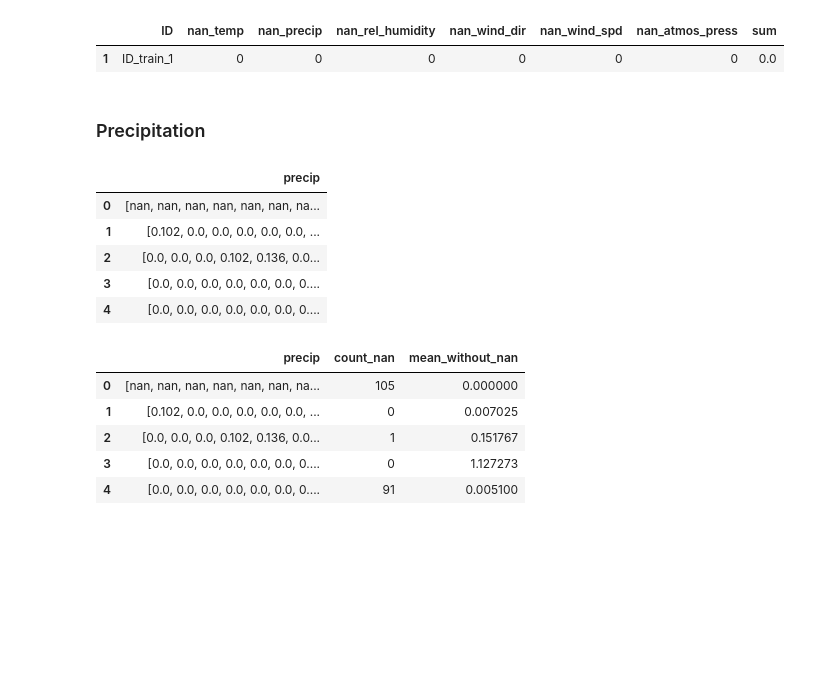
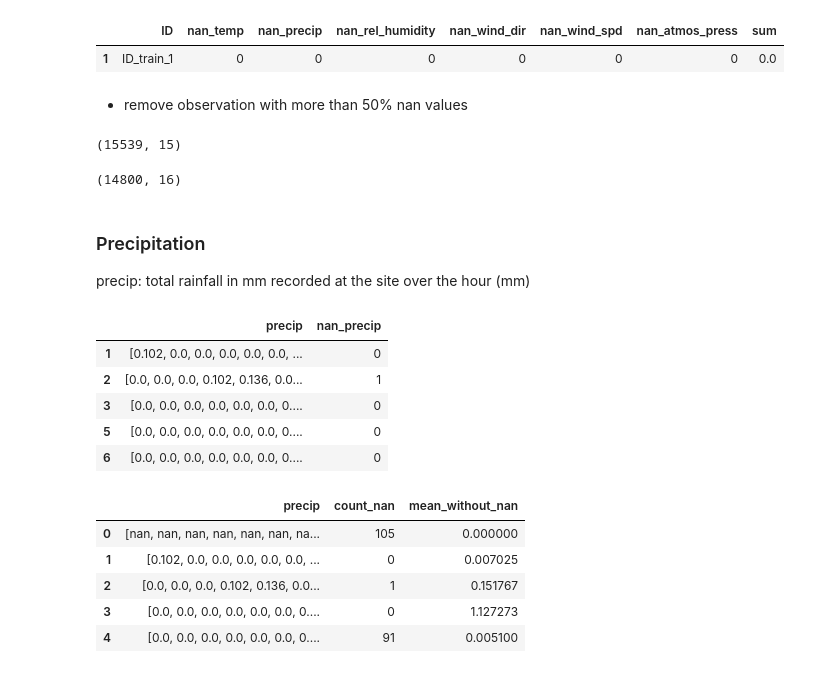
Before and after one commit to sm4rtm4art/airquality, a Jupyter notebook: alternative_EDA.ipynb, the cells around one changed output. Saved outputs shown, nothing was run; the diff lists cells and outputs as text; code cells hidden in the pictures; blank space fills up the shorter version.

```diff
--- a/alternative_EDA.ipynb
+++ b/alternative_EDA.ipynb
@@ -137,15 +125,28 @@ data_nan[(data_nan['sum']<=1)]
 # %% [output]
 |  | ID | nan_temp | nan_precip | nan_rel_humidity | nan_wind_dir | nan_wind_spd | nan_atmos_press | sum |
 | 1 | ID_train_1 | 0 | 0 | 0 | 0 | 0 | 0 | 0.0 |
-# %% [markdown]
-### Precipitation
+# %% [markdown]
+- remove observation with more than 50% nan values
+# %%
+train.join(data_nan['sum'])
+train.shape
+# %% [output]
+(15539, 15)
+# %%
+data_process = train.join(data_nan['sum'])[(train.join(data_nan['sum'])['sum']<50)]
+data_process.shape
+# %% [output]
+(14800, 16)
+# %% [markdown]
+### Precipitation
+precip: total rainfall in mm recorded at the site over the hour (mm)
 # %%
-precipitation = pd.DataFrame(train.precip)
+precipitation = pd.DataFrame(data_process[['precip', 'nan_precip']])
 precipitation.head()
 # %% [output]
-|  | precip |
-| 0 | [nan, nan, nan, nan, nan, nan, na... |
-| 1 | [0.102, 0.0, 0.0, 0.0, 0.0, 0.0, ... |
-| 2 | [0.0, 0.0, 0.0, 0.102, 0.136, 0.0... |
-| 3 | [0.0, 0.0, 0.0, 0.0, 0.0, 0.0, 0.... |
-| 4 | [0.0, 0.0, 0.0, 0.0, 0.0, 0.0, 0.... |
+|  | precip | nan_precip |
+| 1 | [0.102, 0.0, 0.0, 0.0, 0.0, 0.0, ... | 0 |
+| 2 | [0.0, 0.0, 0.0, 0.102, 0.136, 0.0... | 1 |
+| 3 | [0.0, 0.0, 0.0, 0.0, 0.0, 0.0, 0.... | 0 |
+| 5 | [0.0, 0.0, 0.0, 0.0, 0.0, 0.0, 0.... | 0 |
+| 6 | [0.0, 0.0, 0.0, 0.0, 0.0, 0.0, 0.... | 0 |
```
Also changed, not shown: parts of 30 cells of this notebook.
